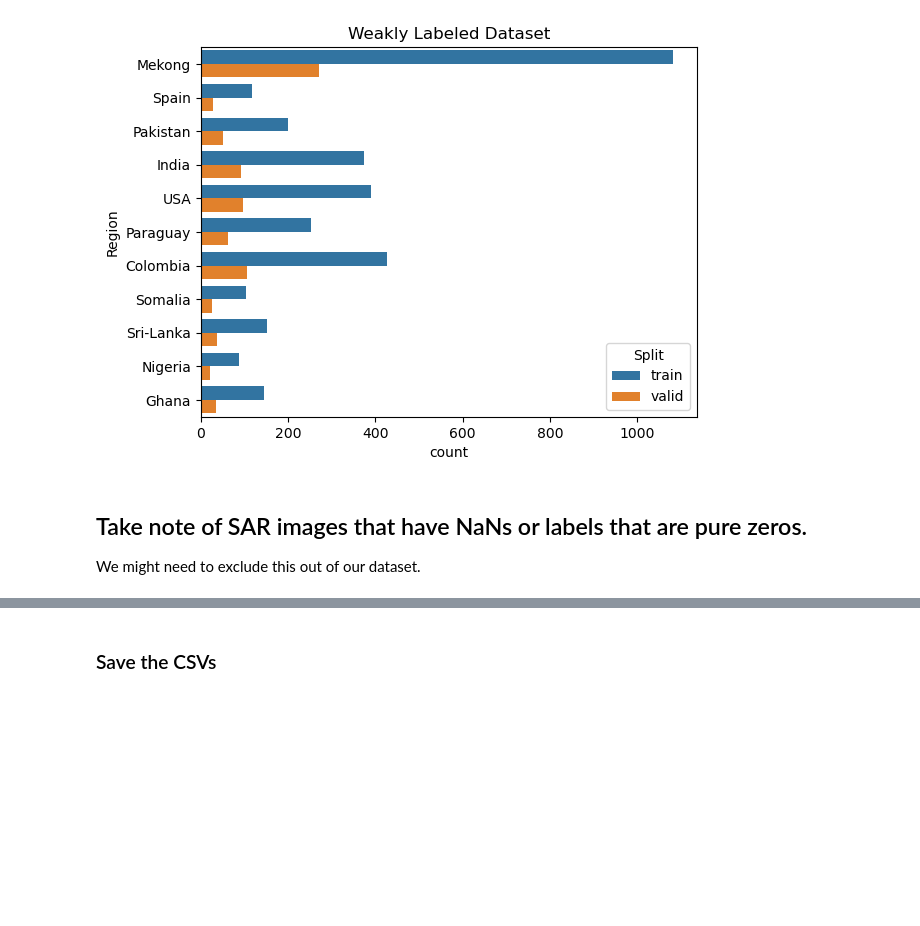
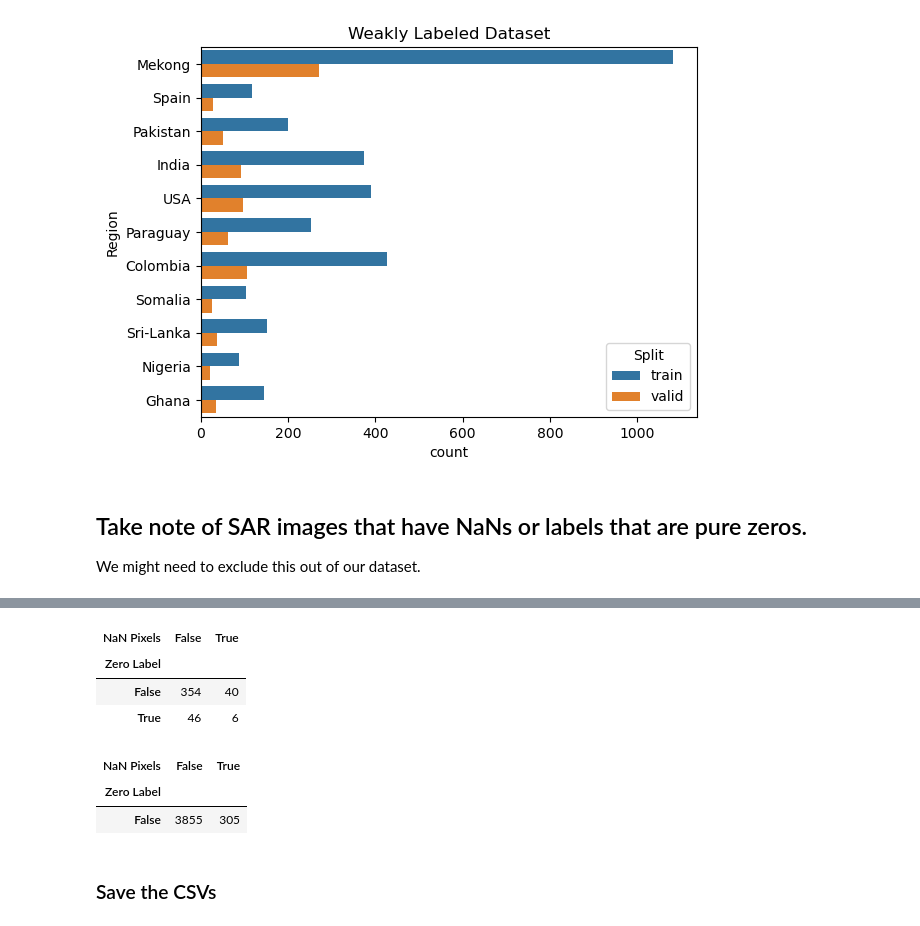
Before and after one commit to khizon/SAR_flood_segmentation, a Jupyter notebook: src/notebooks/generate_metadata.ipynb, the cells around one changed output, grey strips where cells are left out. Cells and saved outputs as stored; diff of their text form; code cells hidden in the pictures; blank space fills up the shorter version.

```diff
--- a/src/notebooks/generate_metadata.ipynb
+++ b/src/notebooks/generate_metadata.ipynb
@@ -127,12 +127,11 @@ def check_nans(row, dataset):
     img = imread(img_path)
     label = imread(label_path)
 
-    # Calculate the percentage of NaNs in each channel of the image
-    nan_percentage_channel_1 = (np.isnan(img[:, :, 0]).sum() / TOTAL) * 100
-    nan_percentage_channel_2 = (np.isnan(img[:, :, 1]).sum() / TOTAL) * 100
-
-    # Put the higher percentage in row['NaN Pixels']
-    row['NaN Pixels'] = max(nan_percentage_channel_1, nan_percentage_channel_2)
+    # True if there are NaNs on the Image or Label
+    row['NaN Pixels'] = (
+        (np.isnan(img).any()) or (np.isnan(label).any()) or
+        (np.isinf(img).any()) or (np.isinf(label).any())
+    )
 
     # Check if the label doesn't have a "1" pixel
     row['Zero Label'] = not np.any(label == 1)
@@ -168,3 +143,31 @@ plt.show()
+# %%
+
+pivot_table = hand_labeled.pivot_table(
+    values='Img_Id',
+    index='Zero Label',
+    columns='NaN Pixels',
+    aggfunc='count'  # You can change the aggregation function as needed
+)
+
+pivot_table
+# %% [output]
+| NaN Pixels | False | True |
+| Zero Label |  |  |
+| False | 354 | 40 |
+| True | 46 | 6 |
+# %%
+pivot_table = weak_labeled.pivot_table(
+    values='Img_Id',
+    index='Zero Label',
+    columns='NaN Pixels',
+    aggfunc='count'  # You can change the aggregation function as needed
+)
+
+pivot_table
+# %% [output]
+| NaN Pixels | False | True |
+| Zero Label |  |  |
+| False | 3855 | 305 |
 # %% [markdown]
 ### Save the CSVs
 # %%
```
Also changed, not shown: parts of 4 cells of this notebook, 1 other file.
